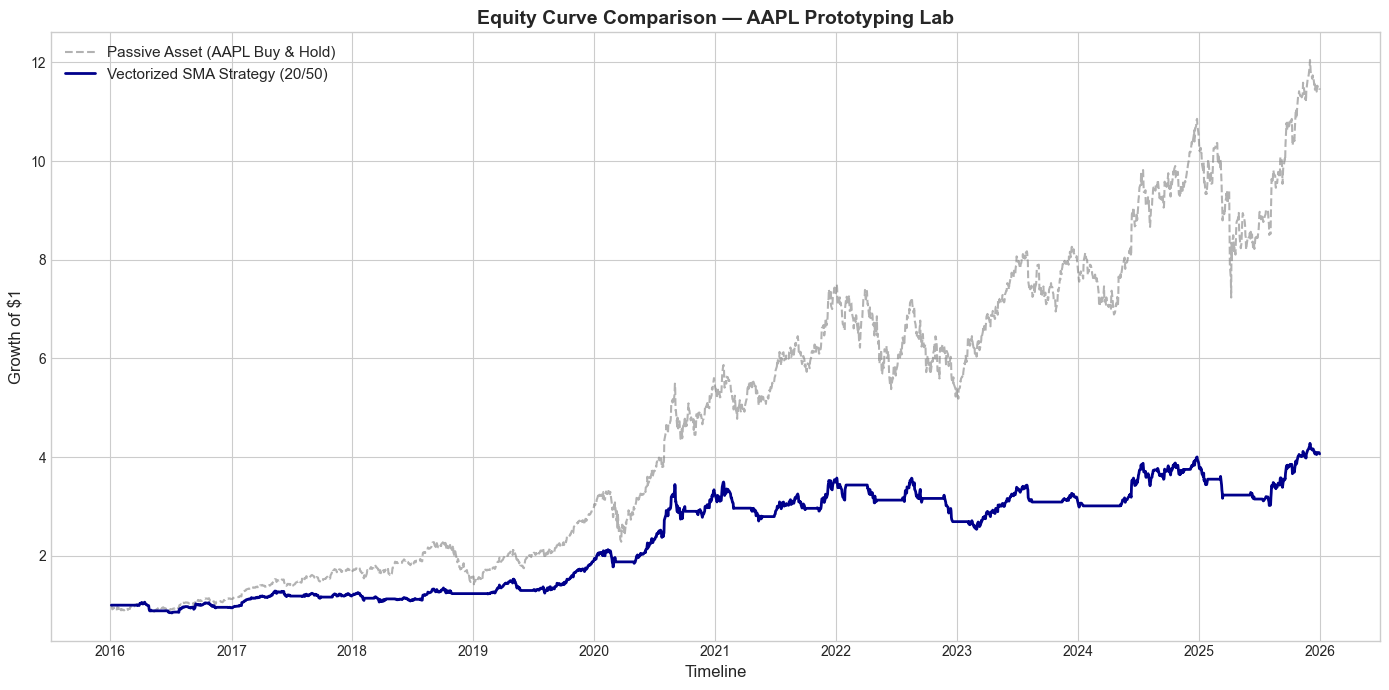
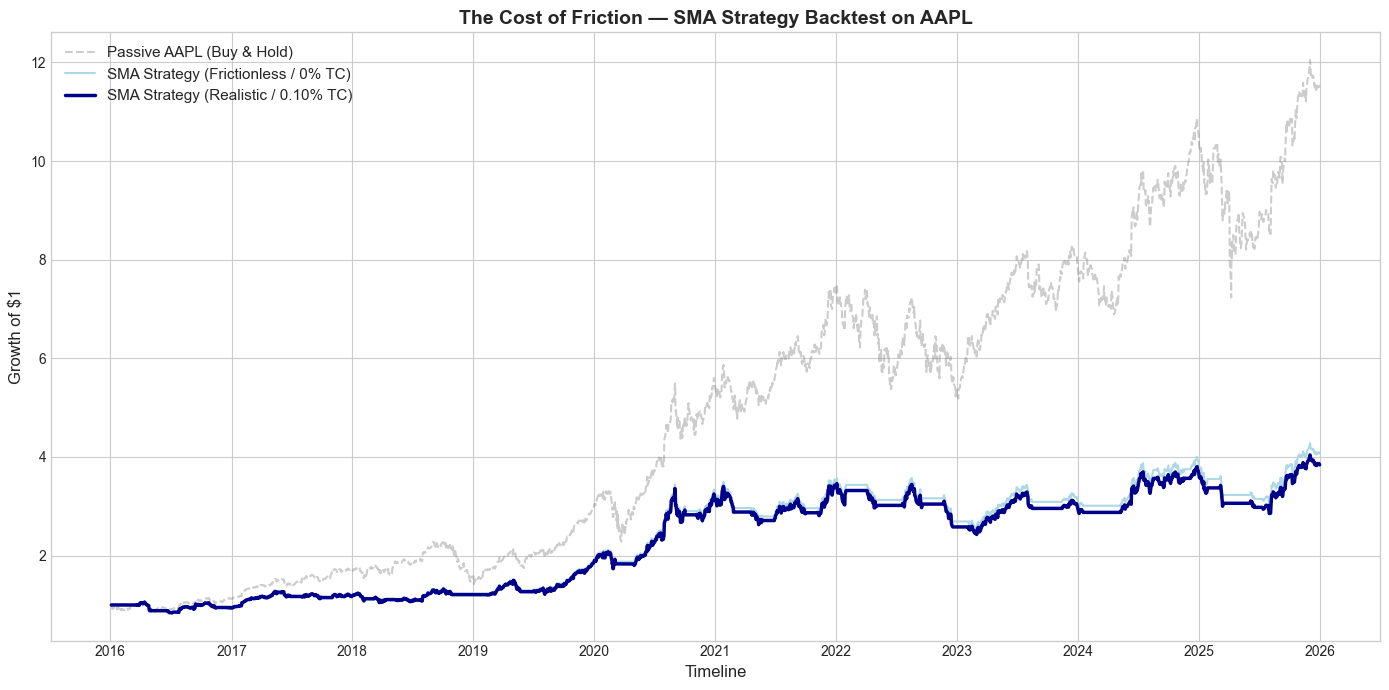
Code edit (unified diff) that turned the first committed figure into the second:
--- before
+++ after
@@ -1,24 +1,32 @@
-# Génération du graphique comparatif des courbes de capital
+import matplotlib.pyplot as plt
+
 plt.figure(figsize=(14, 7))
 
+# 1. Benchmark Passif (Buy & Hold)
 plt.plot(
-    results["asset_equity"],
-    label=f"Passive Asset ({ticker} Buy & Hold)",
+    results_perfect["asset_equity"],
+    label=f"Passive {ticker} (Buy & Hold)",
     color="gray",
-    alpha=0.6,
+    alpha=0.4,
     linestyle="--",
 )
+
+# 2. Stratégie théorique (Sans frais)
 plt.plot(
-    results["strategy_equity"],
-    label=f"Vectorized SMA Strategy ({sma_short_window}/{sma_long_window})",
-    color="darkblue",
-    linewidth=2,
+    results_perfect["strategy_equity"],
+    label="SMA Strategy (Frictionless / 0% TC)",
+    color="lightblue",
+    linewidth=1.5,
 )
 
-plt.title(
-    f"Equity Curve Comparison — {ticker} Prototyping Lab",
-    fontsize=14,
-    fontweight="bold",
+# 3. Stratégie réelle (Avec frais)
+plt.plot(
+    results_realistic["strategy_equity"],
+    label="SMA Strategy (Realistic / 0.10% TC)",
+    color="darkblue",
+    linewidth=2.5,
 )
+
+plt.title(f"The Cost of Friction — SMA Strategy Backtest on {ticker}", fontsize=14, fontweight="bold")
 plt.xlabel("Timeline", fontsize=12)
 plt.ylabel("Growth of $1", fontsize=12)

Commit: feat(backtest): integrate transaction costs and friction analysis